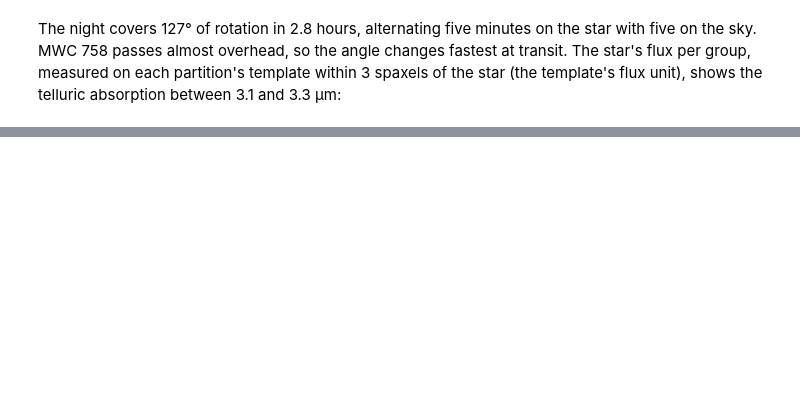
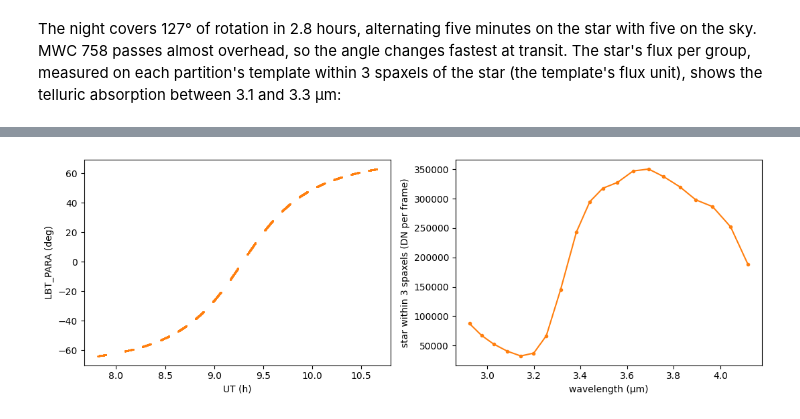
Before and after one commit to astrowagner/KLIP-TPE, a Jupyter notebook: tutorials/07_lbti_ales_mwc758.ipynb, the cells around one changed output, grey strips where cells are left out. Drawn from its saved outputs; the diff is of its cells as text; code cells hidden in the pictures; blank space fills up the shorter version.

```diff
--- a/tutorials/07_lbti_ales_mwc758.ipynb
+++ b/tutorials/07_lbti_ales_mwc758.ipynb
@@ -171,18 +93,0 @@ keeps:
-# %%
-groups = sorted({p.split("_")[1] for p in red.partitions()})
-fig, axes = plt.subplots(len(results), 1, figsize=(10, 0.9 * len(results) + 1.0), sharex=True, squeeze=False)
-for ia, (r, ax) in enumerate(zip(results, axes[:, 0])):
-    band = f"{EDGES_AS[ia]:.1f}-{EDGES_AS[ia + 1]:.1f}″"
-    print(f"annulus {ia + 1} ({band}): winner eval {r.winner_index + 1}, validated {r.validated}, "
-          f"S/N {r.winner_score:.2f} (search best {r.search_best_score:.2f})")
-    blk = r.winner_config["per_partition"][red.partitions()[0]]
-    print("    " + "  ".join(f"{k}={v:.3g}" if isinstance(v, float) else f"{k}={v}" for k, v in blk.items()
-                             if k not in ("spat_mean", "temp_mean", "inrad", "outrad", "pad_in", "pad_out")))
-    kept = np.array([[1.0 if f"n2_{g}" in r.partitions else 0.0 for g in groups]])
-    print(f"    {int(kept.sum())} of {len(groups)} groups kept")
-    ax.imshow(kept, cmap="Greys", vmin=-0.3, vmax=1.3, aspect="auto")
-    ax.set_yticks([])
-    ax.set_title(f"annulus {ia + 1} ({band}): groups the winner keeps (dark)", fontsize=10)
-ax.set_xticks(range(len(groups)), [f"{rows['n2_' + g]['lam_mean']:.2f}" for g in groups], rotation=60, fontsize=8)
-ax.set_xlabel("group mean wavelength (µm)")
-plt.tight_layout()
@@ -192,7 +93,0 @@ the injections:
-# %%
-r = results[IC]
-ad = os.path.join(RUN_DIR, f"annulus{IC + 1:02d}")
-winner = fits.getdata(os.path.join(ad, "best_clean.fits"))
-show({"default": default, "validated winner": winner})
-print(f"MWC 758c: S/N {metric.per_source(default, None, [RHO], [PA])[0]:.1f} (default) -> "
-      f"{metric.per_source(winner, None, [RHO], [PA])[0]:.1f} (validated winner)")
@@ -250,0 +94,15 @@ space, and `annulus01/progress.gif` is the movie of this run.
+# %%
+fig, ax = plt.subplots(1, 2, figsize=(11, 3.8))
+ut = np.array([sum(float(v) / 60 ** i for i, v in enumerate(u.split(":"))) for u in fr["UT"]])
+ax[0].plot(ut, fr["LBT_PARA"], ".", ms=2, color="C1")
+rows = {r["name"]: r for r in table}
+yy, xx = np.mgrid[0:62, 0:62]
+rr = np.hypot(xx - 30.5, yy - 30.5)                 # spaxels from the star
+pids = list(dsets)
+ax[1].plot([rows[p]["lam_mean"] for p in pids], [dsets[p].meta["psf"][rr < 3.0].sum() for p in pids],
+           "o-", ms=3, color="C1")
+ax[0].set_xlabel("UT (h)"); ax[0].set_ylabel("LBT_PARA (deg)")
+ax[1].set_xlabel("wavelength (µm)"); ax[1].set_ylabel("star within 3 spaxels (DN per frame)")
+plt.tight_layout()
+# %% [output]
+[figure, added]
```
Also changed, not shown: parts of 50 cells of this notebook, 13 other files.
